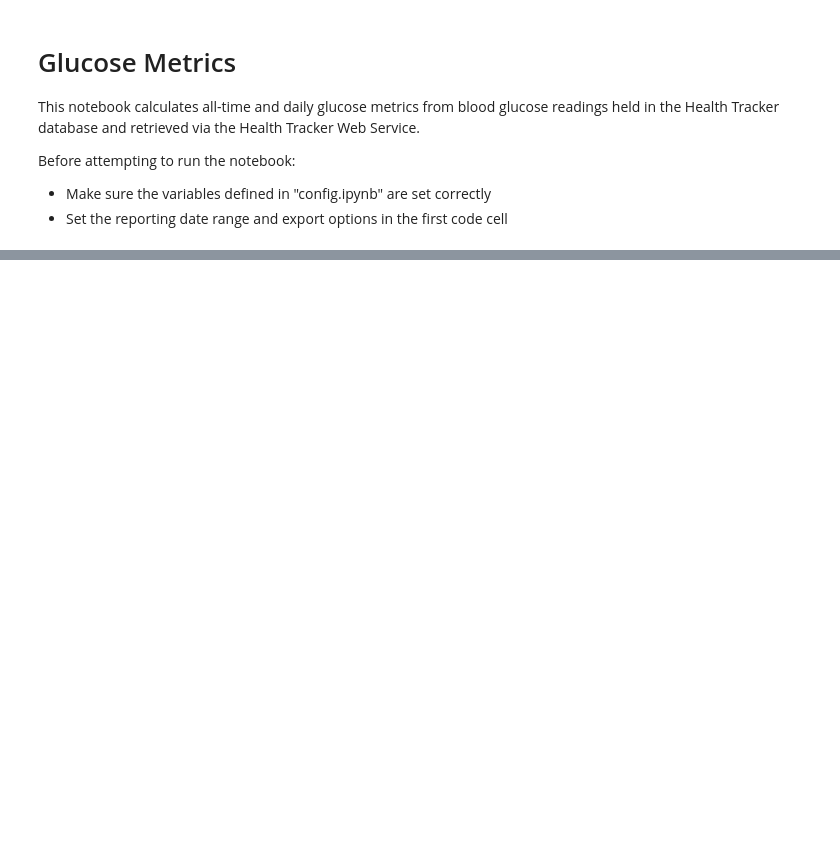
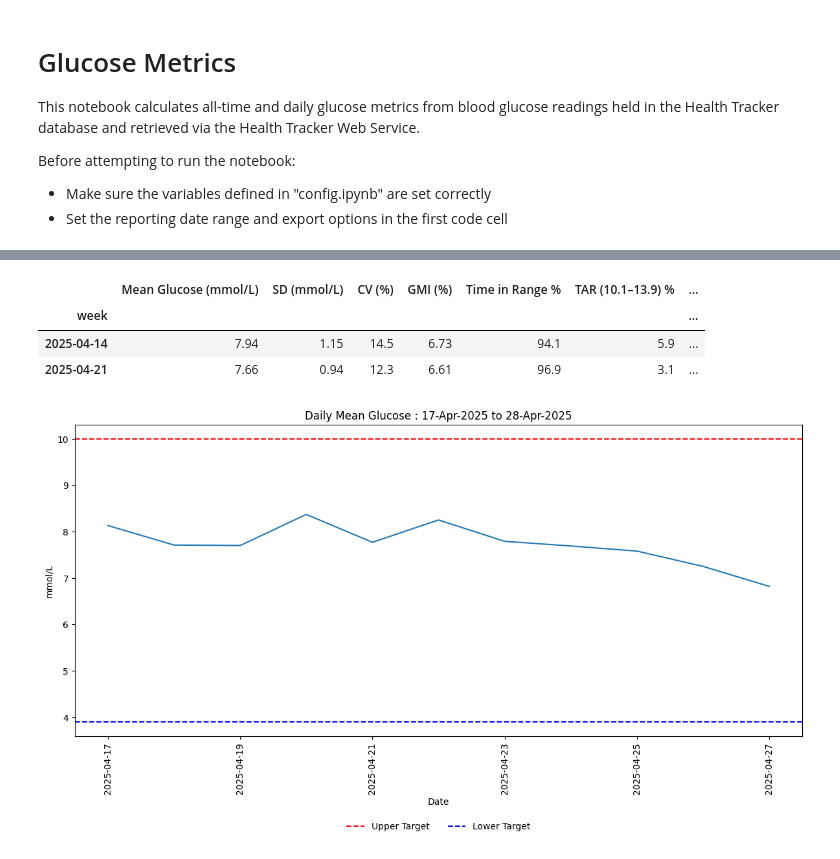
Before and after one commit to davewalker5/HealthTracker, a Jupyter notebook: reports/glucose/glucose_metrics.ipynb, the cells around one changed output, grey strips where cells are left out. Cells and saved outputs as stored; diff of their text form; code cells hidden in the pictures; blank space fills up the shorter version.

```diff
--- a/reports/glucose/glucose_metrics.ipynb
+++ b/reports/glucose/glucose_metrics.ipynb
@@ -8,11 +8,11 @@ Before attempting to run the notebook:
 - Make sure the variables defined in "config.ipynb" are set correctly
 - Set the reporting date range and export options in the first code cell
 # %%
-from datetime import date, datetime, timedelta
+from datetime import date, timedelta
 
 # Reporting date range
-start = date(1900, 1, 1)
-end = datetime.now() + timedelta(days=1)
+start = date(2025, 4, 17)
+end = start + timedelta(days=11)
 
 # Whether to export the data to a spreadsheet
 export_spreadsheet = True
@@ -140,6 +160,11 @@ weekly_metrics_df = (
 
 # Preview the data
 weekly_metrics_df.head()
+# %% [output]
+|  | Mean Glucose (mmol/L) | SD (mmol/L) | CV (%) | GMI (%) | Time in Range % | TAR (10.1–13.9) % | ... |
+| week |  |  |  |  |  |  | ... |
+| 2025-04-14 | 7.94 | 1.15 | 14.5 | 6.73 | 94.1 | 5.9 | ... |
+| 2025-04-21 | 7.66 | 0.94 | 12.3 | 6.61 | 96.9 | 3.1 | ... |
 # %%
 # Export the data to a spreadsheet
 if export_spreadsheet:
@@ -150,31 +175,33 @@ if export_spreadsheet:
 # %%
 import matplotlib.pyplot as plt
 import seaborn as sns
 
 # Plot the daily metrics
 plt.figure(figsize=(12, 7))
 sns.lineplot(data=daily_metrics_df, x=daily_metrics_df.index, y=MEAN)
 plt.axhline(10.0, color="red", linestyle="--", label="Upper Target")
 plt.axhline(3.9, color="blue", linestyle="--", label="Lower Target")
 
 # Set labels and titles
-plt.title("Daily Mean Glucose")
+plt.title(f"Daily Mean Glucose : {start.strftime('%d-%b-%Y')} to {end.strftime('%d-%b-%Y')}")
 plt.ylabel("mmol/L")
 plt.xlabel("Date")
 plt.xticks(rotation=90)
 
 # Move the legend below the plot
 plt.legend(
     loc="upper center",
     bbox_to_anchor=(0.5, -0.25),
     ncol=2,
     frameon=False
 )
 
 plt.tight_layout()
 
 # Export to PNG or PDF, if required
 export_chart("glucose_metrics", "Daily", chart_export_format)
 
 # Show the plot
 plt.show()
+# %% [output]
+[figure, added]
```
Also changed, not shown: parts of 3 cells of this notebook, 12 other files.
